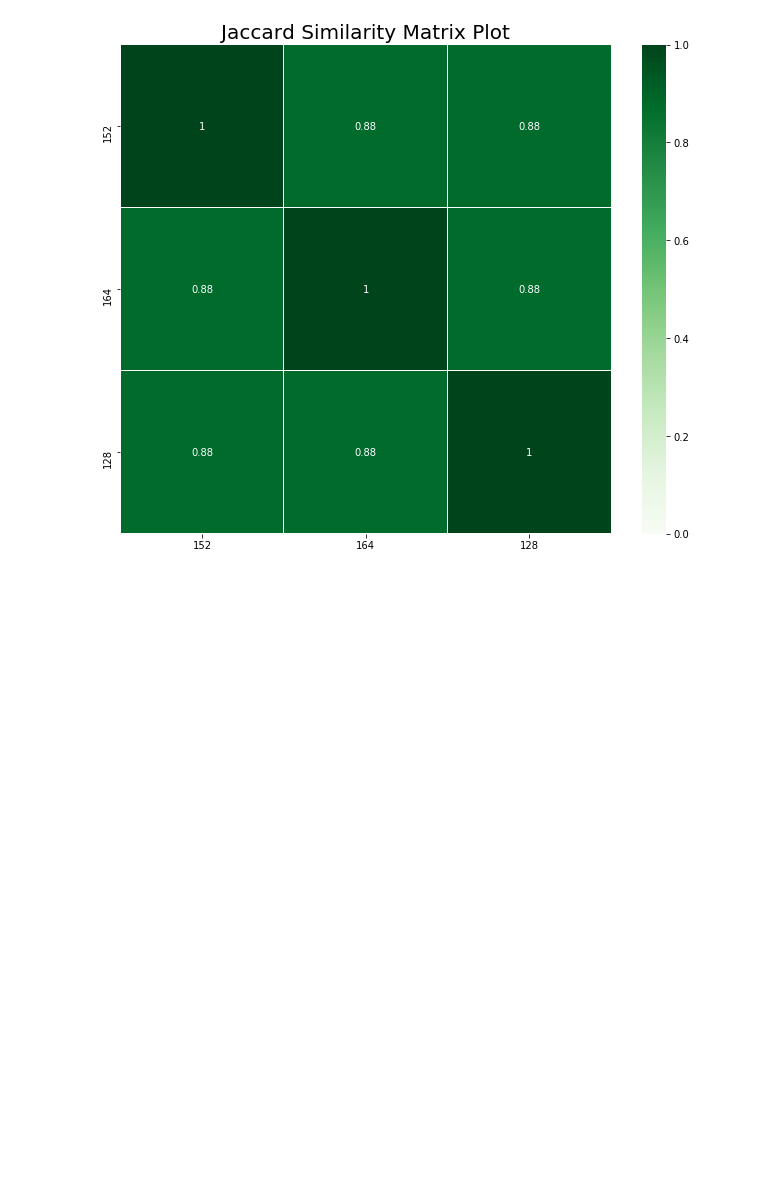
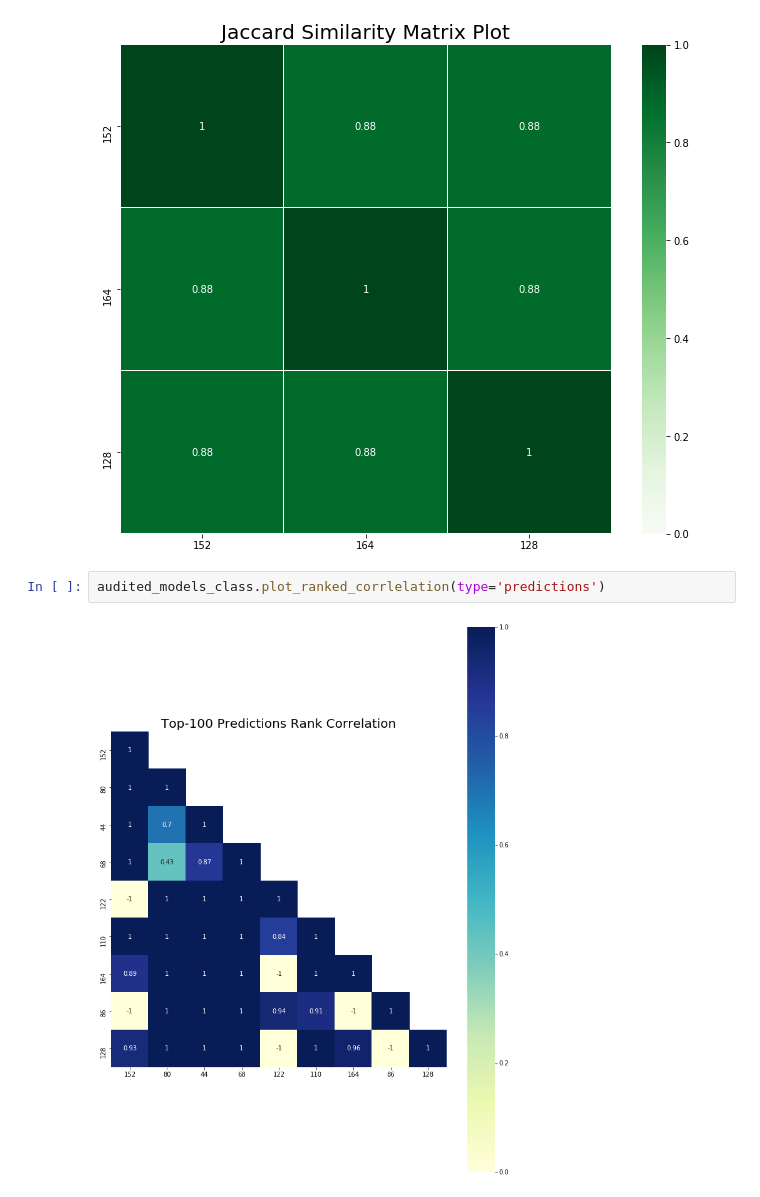
Before and after one commit to dssg/triage, a Jupyter notebook: src/triage/component/postmodeling/contrast/postmodeling_tutorial.ipynb, the cells around one changed output. Cells and saved outputs as stored; diff of their text form; blank space fills up the shorter version.

```diff
--- a/src/triage/component/postmodeling/contrast/postmodeling_tutorial.ipynb
+++ b/src/triage/component/postmodeling/contrast/postmodeling_tutorial.ipynb
@@ -173,3 +161,7 @@ audited_models_class.plot_jaccard(figsize=(11,9),
                                    top_n = 100)
 # %% [output]
 [figure]
+# %%
+audited_models_class.plot_ranked_corrlelation(type='predictions')
+# %% [output]
+[figure, added]
```
Also changed, not shown: parts of 15 cells of this notebook, 2 other files.
